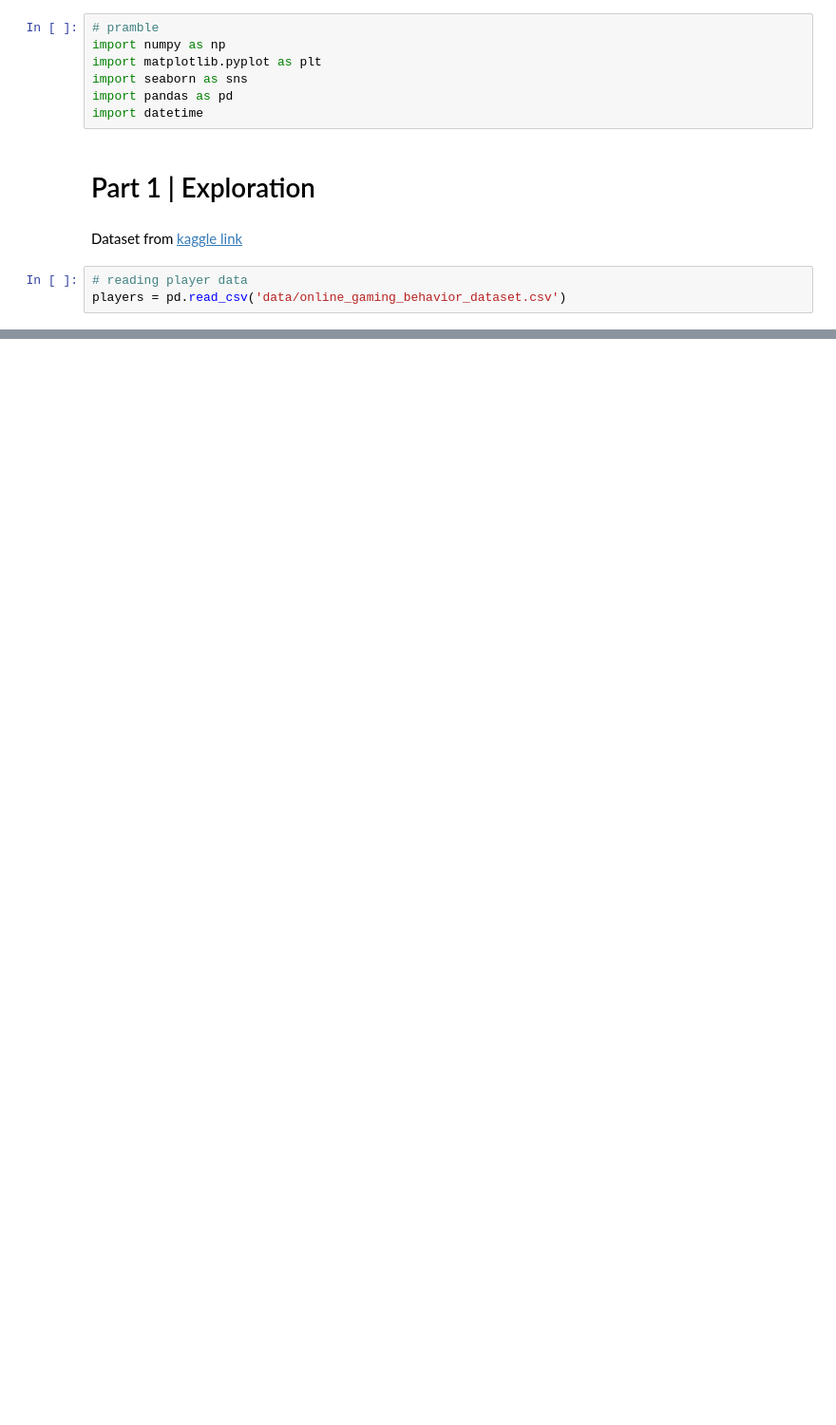
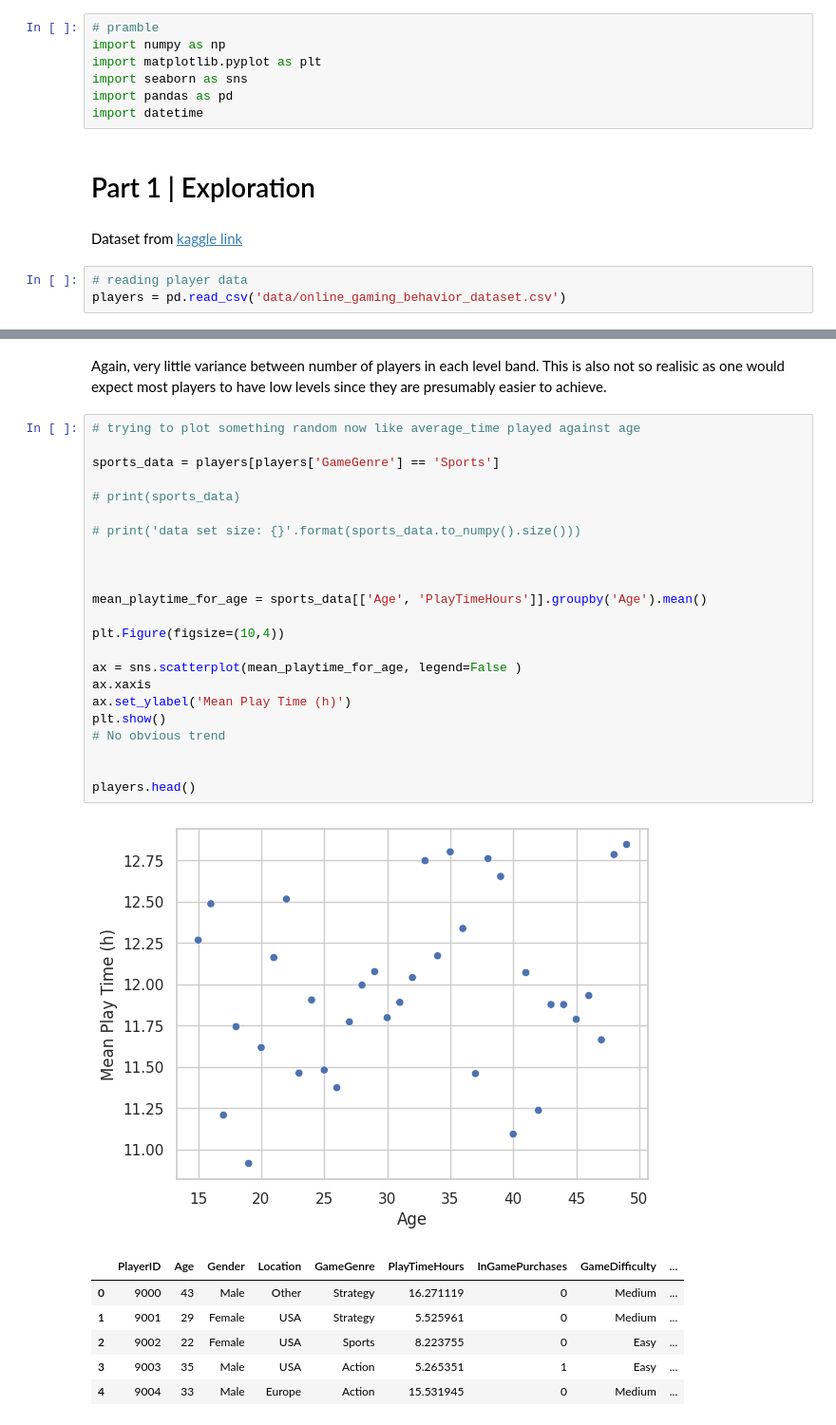
Before and after one commit to mikeysospikey/churn-prediction, a Jupyter notebook: churn-predict.ipynb, the cells around one changed output, grey strips where cells are left out. Shown at 95% size. Cells and saved outputs as stored; diff of their text form; blank space fills up the shorter version.

```diff
--- a/churn-predict.ipynb
+++ b/churn-predict.ipynb
@@ -114,0 +99,33 @@ plt.show()
+# %% [markdown]
+Again, very little variance between number of players in each level band. This is also not so realisic as one would expect most players to have low levels since they are presumably easier to achieve.
+# %%
+# trying to plot something random now like average_time played against age
+
+sports_data = players[players['GameGenre'] == 'Sports']
+
+# print(sports_data)
+
+# print('data set size: {}'.format(sports_data.to_numpy().size()))
+
+
+
+mean_playtime_for_age = sports_data[['Age', 'PlayTimeHours']].groupby('Age').mean()
+
+plt.Figure(figsize=(10,4))
+
+ax = sns.scatterplot(mean_playtime_for_age, legend=False )
+ax.xaxis
+ax.set_ylabel('Mean Play Time (h)')
+plt.show()
+# No obvious trend
+
+
+players.head()
+# %% [output]
+[figure, added]
+|  | PlayerID | Age | Gender | Location | GameGenre | PlayTimeHours | InGamePurchases | GameDifficulty | ... |
+| 0 | 9000 | 43 | Male | Other | Strategy | 16.271119 | 0 | Medium | ... |
+| 1 | 9001 | 29 | Female | USA | Strategy | 5.525961 | 0 | Medium | ... |
+| 2 | 9002 | 22 | Female | USA | Sports | 8.223755 | 0 | Easy | ... |
+| 3 | 9003 | 35 | Male | USA | Action | 5.265351 | 1 | Easy | ... |
+| 4 | 9004 | 33 | Male | Europe | Action | 15.531945 | 0 | Medium | ... |
```
Also changed, not shown: parts of 15 cells of this notebook, 1 other file.
